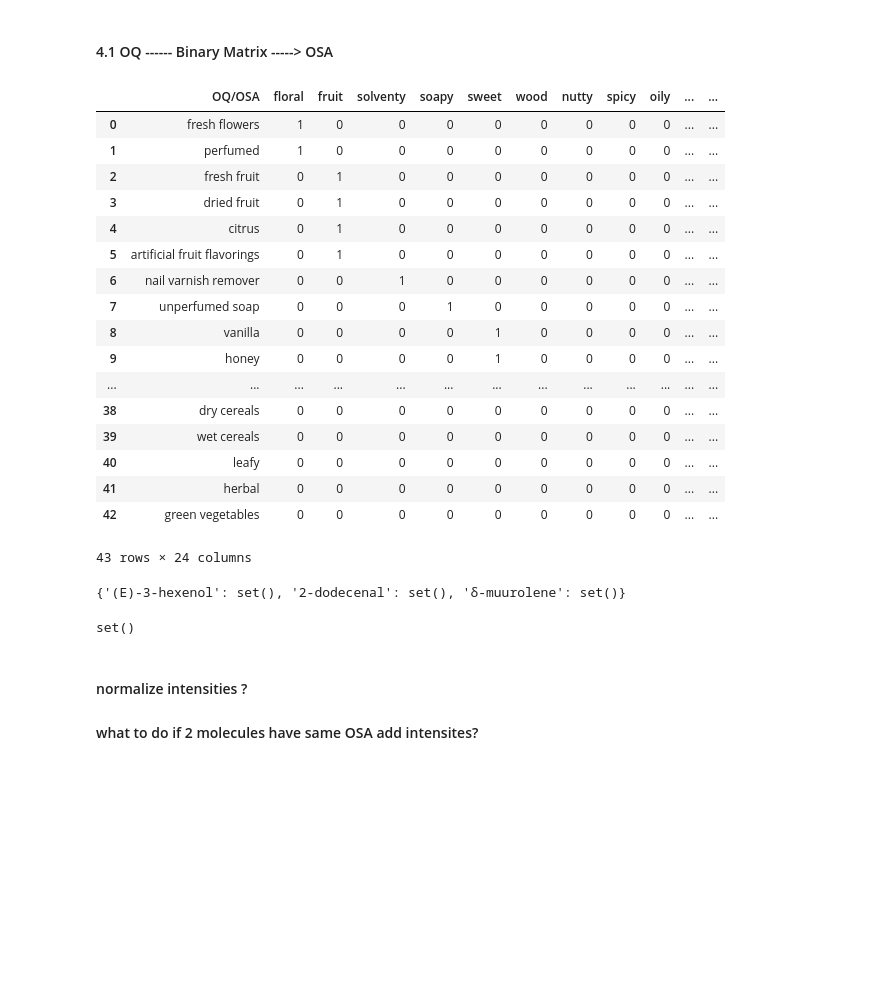
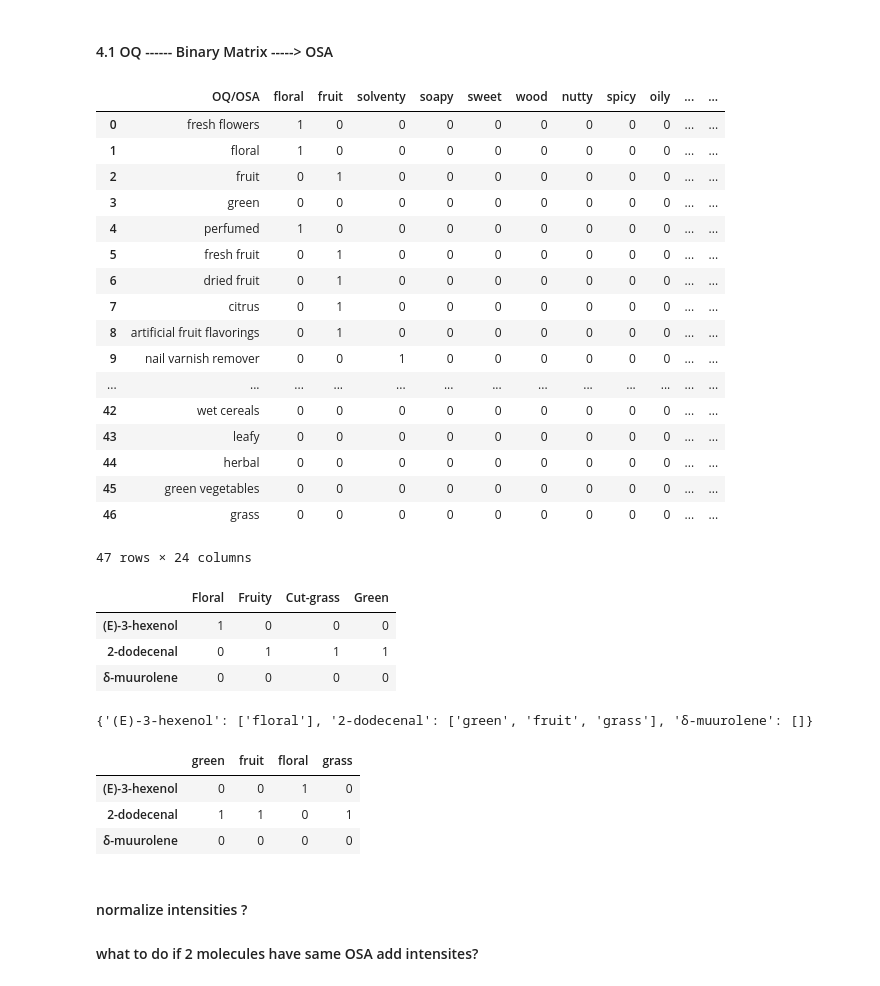
Before and after one commit to rengesf/flavorpred, a Jupyter notebook: Pipeline.ipynb, the cells around one changed output. Saved outputs shown, nothing was run; the diff lists cells and outputs as text; code cells hidden in the pictures; blank space fills up the shorter version.

```diff
--- a/Pipeline.ipynb
+++ b/Pipeline.ipynb
@@ -229,53 +248,55 @@ OQs
 # %% [markdown]
 #### 4.1 OQ ------ Binary Matrix -----> OSA
 # %%
-OSA_data = pd.read_table('./data/OQ_OSA.csv', delimiter=',')
+OSA_data = pd.read_table('./data/OQ_OSA.csv', delimiter=';')
 OSA_data
 # %% [output]
 |  | OQ/OSA | floral | fruit | solventy | soapy | sweet | wood | nutty | spicy | oily | ... | ... |
 | 0 | fresh flowers | 1 | 0 | 0 | 0 | 0 | 0 | 0 | 0 | 0 | ... | ... |
-| 1 | perfumed | 1 | 0 | 0 | 0 | 0 | 0 | 0 | 0 | 0 | ... | ... |
-| 2 | fresh fruit | 0 | 1 | 0 | 0 | 0 | 0 | 0 | 0 | 0 | ... | ... |
-| 3 | dried fruit | 0 | 1 | 0 | 0 | 0 | 0 | 0 | 0 | 0 | ... | ... |
-| 4 | citrus | 0 | 1 | 0 | 0 | 0 | 0 | 0 | 0 | 0 | ... | ... |
-| 5 | artificial fruit flavorings | 0 | 1 | 0 | 0 | 0 | 0 | 0 | 0 | 0 | ... | ... |
-| 6 | nail varnish remover | 0 | 0 | 1 | 0 | 0 | 0 | 0 | 0 | 0 | ... | ... |
-| 7 | unperfumed soap | 0 | 0 | 0 | 1 | 0 | 0 | 0 | 0 | 0 | ... | ... |
-| 8 | vanilla | 0 | 0 | 0 | 0 | 1 | 0 | 0 | 0 | 0 | ... | ... |
-| 9 | honey | 0 | 0 | 0 | 0 | 1 | 0 | 0 | 0 | 0 | ... | ... |
+| 1 | floral | 1 | 0 | 0 | 0 | 0 | 0 | 0 | 0 | 0 | ... | ... |
+| 2 | fruit | 0 | 1 | 0 | 0 | 0 | 0 | 0 | 0 | 0 | ... | ... |
+| 3 | green | 0 | 0 | 0 | 0 | 0 | 0 | 0 | 0 | 0 | ... | ... |
+| 4 | perfumed | 1 | 0 | 0 | 0 | 0 | 0 | 0 | 0 | 0 | ... | ... |
+| 5 | fresh fruit | 0 | 1 | 0 | 0 | 0 | 0 | 0 | 0 | 0 | ... | ... |
+| 6 | dried fruit | 0 | 1 | 0 | 0 | 0 | 0 | 0 | 0 | 0 | ... | ... |
+| 7 | citrus | 0 | 1 | 0 | 0 | 0 | 0 | 0 | 0 | 0 | ... | ... |
+| 8 | artificial fruit flavorings | 0 | 1 | 0 | 0 | 0 | 0 | 0 | 0 | 0 | ... | ... |
+| 9 | nail varnish remover | 0 | 0 | 1 | 0 | 0 | 0 | 0 | 0 | 0 | ... | ... |
 | ... | ... | ... | ... | ... | ... | ... | ... | ... | ... | ... | ... | ... |
-| 38 | dry cereals | 0 | 0 | 0 | 0 | 0 | 0 | 0 | 0 | 0 | ... | ... |
-| 39 | wet cereals | 0 | 0 | 0 | 0 | 0 | 0 | 0 | 0 | 0 | ... | ... |
-| 40 | leafy | 0 | 0 | 0 | 0 | 0 | 0 | 0 | 0 | 0 | ... | ... |
-| 41 | herbal | 0 | 0 | 0 | 0 | 0 | 0 | 0 | 0 | 0 | ... | ... |
-| 42 | green vegetables | 0 | 0 | 0 | 0 | 0 | 0 | 0 | 0 | 0 | ... | ... |
+| 42 | wet cereals | 0 | 0 | 0 | 0 | 0 | 0 | 0 | 0 | 0 | ... | ... |
+| 43 | leafy | 0 | 0 | 0 | 0 | 0 | 0 | 0 | 0 | 0 | ... | ... |
+| 44 | herbal | 0 | 0 | 0 | 0 | 0 | 0 | 0 | 0 | 0 | ... | ... |
+| 45 | green vegetables | 0 | 0 | 0 | 0 | 0 | 0 | 0 | 0 | 0 | ... | ... |
+| 46 | grass | 0 | 0 | 0 | 0 | 0 | 0 | 0 | 0 | 0 | ... | ... |
-43 rows × 24 columns
+47 rows × 24 columns
+# %%
+OQs
+# %% [output]
+|  | Floral | Fruity | Cut-grass | Green |
+| (E)-3-hexenol | 1 | 0 | 0 | 0 |
+| 2-dodecenal | 0 | 1 | 1 | 1 |
+| δ-muurolene | 0 | 0 | 0 | 0 |
 # %%
 mol_OSA ={}
+for key, value in OQ_dict.items():
+    current_OSA = []
+    for OQ in value:
+        for index, row in OSA_data.iterrows():
+            if fuzz.ratio(OQ, str(row[0]).lower()) >= 60:
+                current_OSA.append(str(row[0]))
+    mol_OSA[key] = list(set(current_OSA))
 
-for key, value in mol_OQs.items():
-    selected_OSAs = []
-    for keyword in value:
-        for index, row in OSA_data.iterrows():
-            if  str(row[0]).lower() in str(value).lower():
-                row_values = OSA_data.columns[row == 1].tolist()
-                selected_OSAs += row_values
-    mol_OSA[key] = set(selected_OSAs)
-
-mol_OSA
+print(mol_OSA)
 # %% [output]
-{'(E)-3-hexenol': set(), '2-dodecenal': set(), 'δ-muurolene': set()}
+{'(E)-3-hexenol': ['floral'], '2-dodecenal': ['green', 'fruit', 'grass'], 'δ-muurolene': []}
-# %%
-selected_OSAs = []
-for index, row in OSA_data.iterrows():
-    if row[0] in selected_OQs:
-        row_values = OSA_data.columns[row == 1].tolist()
-        selected_OSAs += row_values
-
-selected_OSAs = set(selected_OSAs)
-selected_OSAs
-# %% [output]
-set()
+# %%
+OSA = dict_to_matrix(mol_OSA)
+OSA
+# %% [output]
+|  | green | fruit | floral | grass |
+| (E)-3-hexenol | 0 | 0 | 1 | 0 |
+| 2-dodecenal | 1 | 1 | 0 | 1 |
+| δ-muurolene | 0 | 0 | 0 | 0 |
 # %% [markdown]
 #### normalize intensities ?
 #### what to do if 2 molecules have same OSA add intensites?
```
Also changed, not shown: parts of 6 cells of this notebook, 1 other file.
